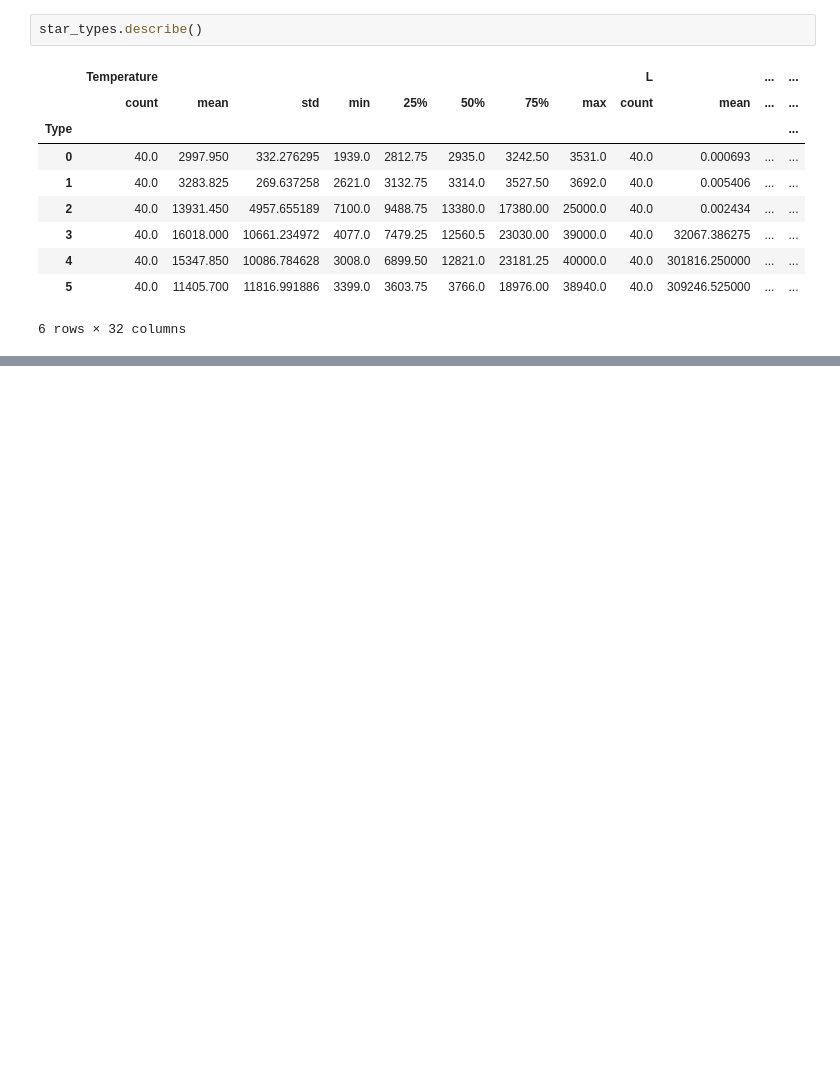
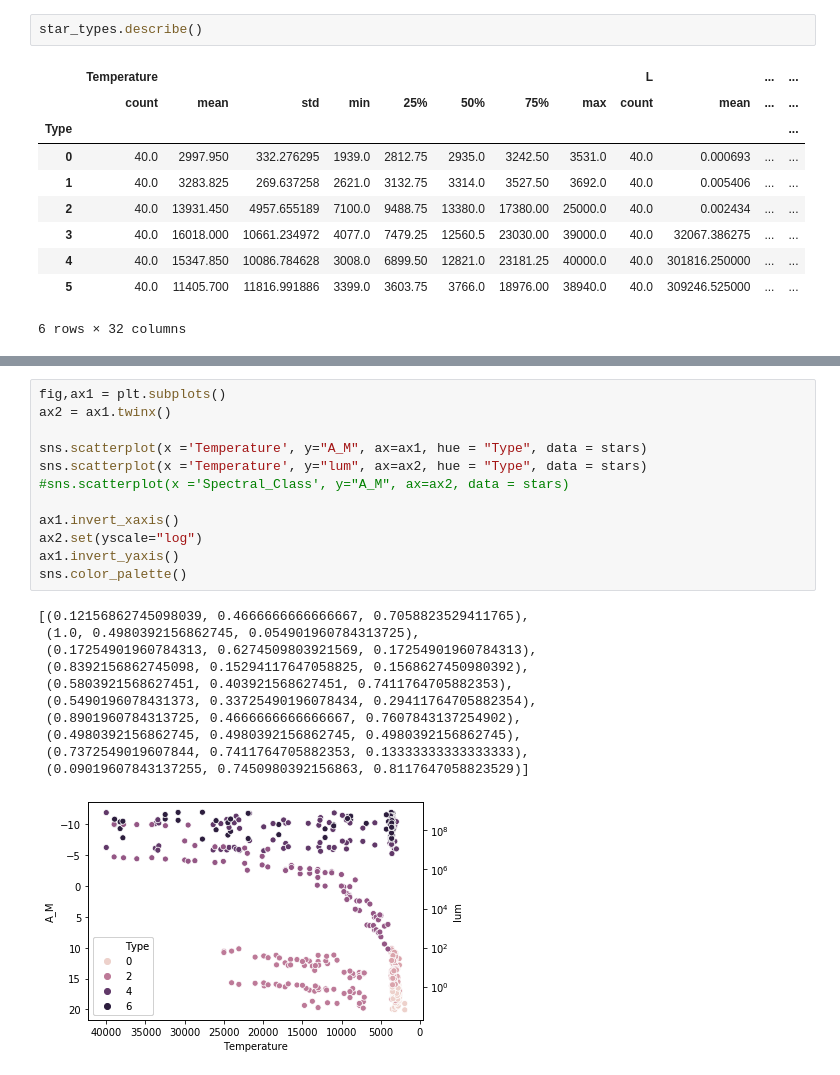
Before and after one commit to paulaked/data25-visualisations, a Jupyter notebook: Untitled.ipynb, the cells around one changed output, grey strips where cells are left out. Drawn from its saved outputs; the diff is of its cells as text; blank space fills up the shorter version.

```diff
--- a/Untitled.ipynb
+++ b/Untitled.ipynb
@@ -70,0 +97,24 @@ star_types.describe()
+# %%
+fig,ax1 = plt.subplots()
+ax2 = ax1.twinx()
+
+sns.scatterplot(x ='Temperature', y="A_M", ax=ax1, hue = "Type", data = stars)
+sns.scatterplot(x ='Temperature', y="lum", ax=ax2, hue = "Type", data = stars)
+#sns.scatterplot(x ='Spectral_Class', y="A_M", ax=ax2, data = stars)
+
+ax1.invert_xaxis()
+ax2.set(yscale="log")
+ax1.invert_yaxis()
+sns.color_palette()
+# %% [output]
+[(0.12156862745098039, 0.4666666666666667, 0.7058823529411765),
+ (1.0, 0.4980392156862745, 0.054901960784313725),
+ (0.17254901960784313, 0.6274509803921569, 0.17254901960784313),
+ (0.8392156862745098, 0.15294117647058825, 0.1568627450980392),
+ (0.5803921568627451, 0.403921568627451, 0.7411764705882353),
+ (0.5490196078431373, 0.33725490196078434, 0.29411764705882354),
+ (0.8901960784313725, 0.4666666666666667, 0.7607843137254902),
+ (0.4980392156862745, 0.4980392156862745, 0.4980392156862745),
+ (0.7372549019607844, 0.7411764705882353, 0.13333333333333333),
+ (0.09019607843137255, 0.7450980392156863, 0.8117647058823529)]
+[figure, added]
```
Also changed, not shown: parts of 7 cells of this notebook.
